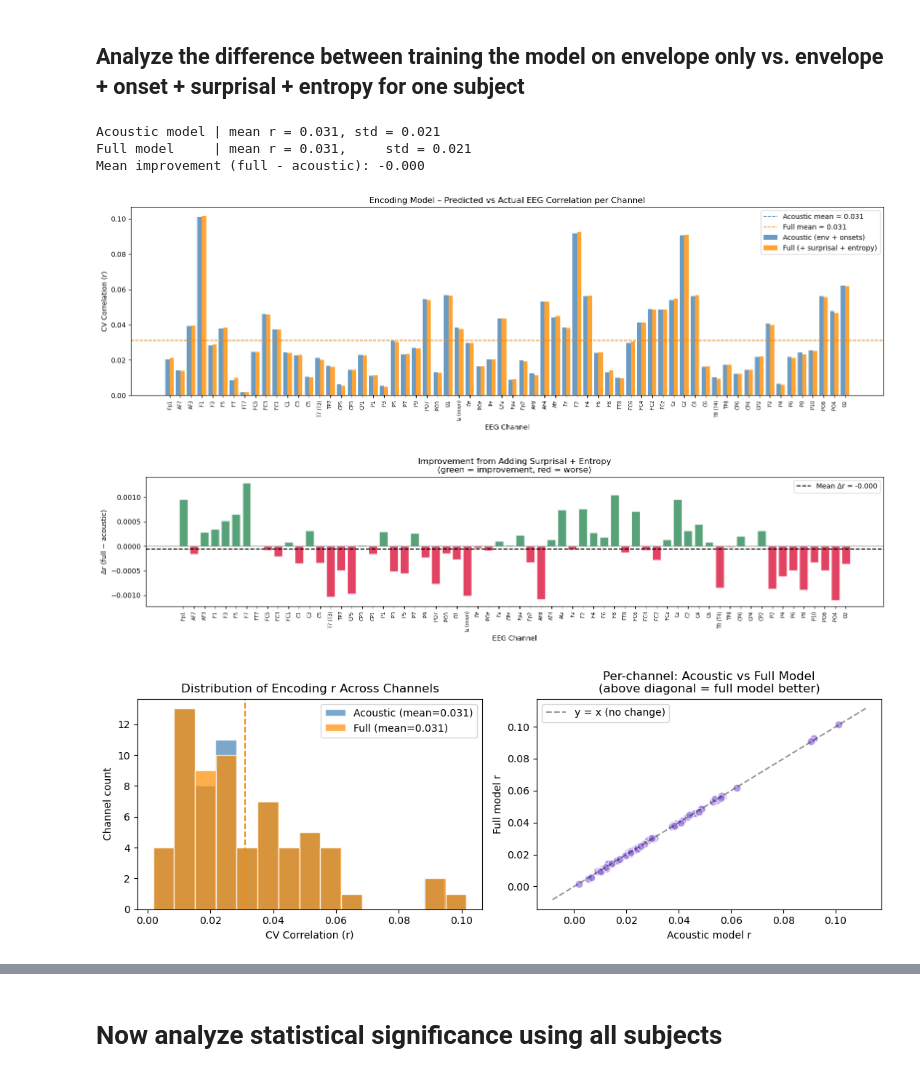
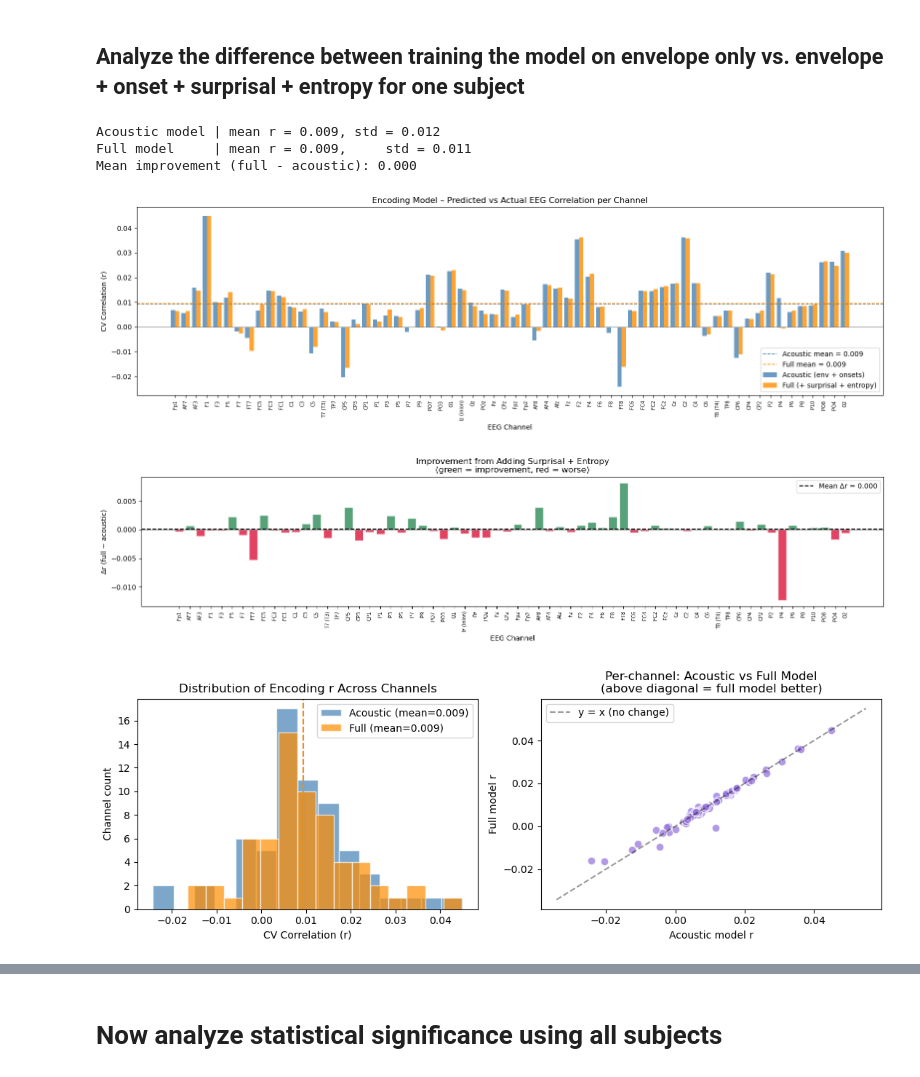
Before and after one commit to pereiraa10/musical-surprisal, a Jupyter notebook: TRF/avg_trf.ipynb, the cells around one changed output, grey strips where cells are left out. Drawn from its saved outputs; the diff is of its cells as text; code cells hidden in the pictures.

```diff
--- a/TRF/avg_trf.ipynb
+++ b/TRF/avg_trf.ipynb
@@ -664,8 +664,8 @@ import numpy as np
 import matplotlib.pyplot as plt
 
 # ── 1. Load both pickle files ─────────────────────────────────────────────────
-data_acoustic = eelbrain.load.unpickle("pickles/Sub19_['envelope']_all_data.pkl")
-data_full     = eelbrain.load.unpickle("pickles/Sub19_['envelope', 'onsets', 'surprisal', 'entropy']_all_data.pkl")
+data_acoustic = eelbrain.load.unpickle("pickles/encoding_decoding/Sub19_['envelope', 'onsets']_all_data.pkl")
+data_full     = eelbrain.load.unpickle("pickles/encoding_decoding/Sub19_['envelope', 'onsets', 'surprisal', 'entropy']_all_data.pkl")
 
 trf_cv_acoustic = data_acoustic['trf_cv']
 trf_cv_full     = data_full['trf_cv']
@@ -726,39 +726,39 @@ plt.show()
 # ── 5. Figure 3 – Distribution + summary ─────────────────────────────────────
 fig, axes = plt.subplots(1, 2, figsize=(11, 4))
 
 # Panel A: Overlapping histograms
 axes[0].hist(r_acoustic, bins=15, color='steelblue',  alpha=0.7,
              edgecolor='white', label=f'Acoustic (mean={r_acoustic.mean():.3f})')
 axes[0].hist(r_full,     bins=15, color='darkorange', alpha=0.7,
              edgecolor='white', label=f'Full (mean={r_full.mean():.3f})')
 axes[0].axvline(r_acoustic.mean(), color='steelblue',  linestyle='--', linewidth=1.5)
 axes[0].axvline(r_full.mean(),     color='darkorange', linestyle='--', linewidth=1.5)
 axes[0].set_xlabel('CV Correlation (r)')
 axes[0].set_ylabel('Channel count')
 axes[0].set_title('Distribution of Encoding r Across Channels')
 axes[0].legend()
 
 # Panel B: Scatter — acoustic r vs full r per channel
 axes[1].scatter(r_acoustic, r_full, color='mediumpurple', alpha=0.7,
                 edgecolors='white', s=60)
 lims = [min(r_acoustic.min(), r_full.min()) - 0.01,
         max(r_acoustic.max(), r_full.max()) + 0.01]
 axes[1].plot(lims, lims, 'k--', alpha=0.4, label='y = x (no change)')
 axes[1].set_xlabel('Acoustic model r')
 axes[1].set_ylabel('Full model r')
 axes[1].set_title('Per-channel: Acoustic vs Full Model\n(above diagonal = full model better)')
 axes[1].legend()
 
 plt.tight_layout()
 # plt.savefig('encoding_r_comparison.png', dpi=150)
 plt.show()
 # %% [output]
-Acoustic model | mean r = 0.031, std = 0.021
-Full model     | mean r = 0.031,     std = 0.021
-Mean improvement (full - acoustic): -0.000
+Acoustic model | mean r = 0.009, std = 0.012
+Full model     | mean r = 0.009,     std = 0.011
+Mean improvement (full - acoustic): 0.000
-[figure, old version]
+[figure, new version]
-[figure, old version]
+[figure, new version]
-[figure, old version]
+[figure, new version]
 # %%
 from scipy import stats
 
```
Also changed, not shown: parts of 10 cells of this notebook, 3 other files.
